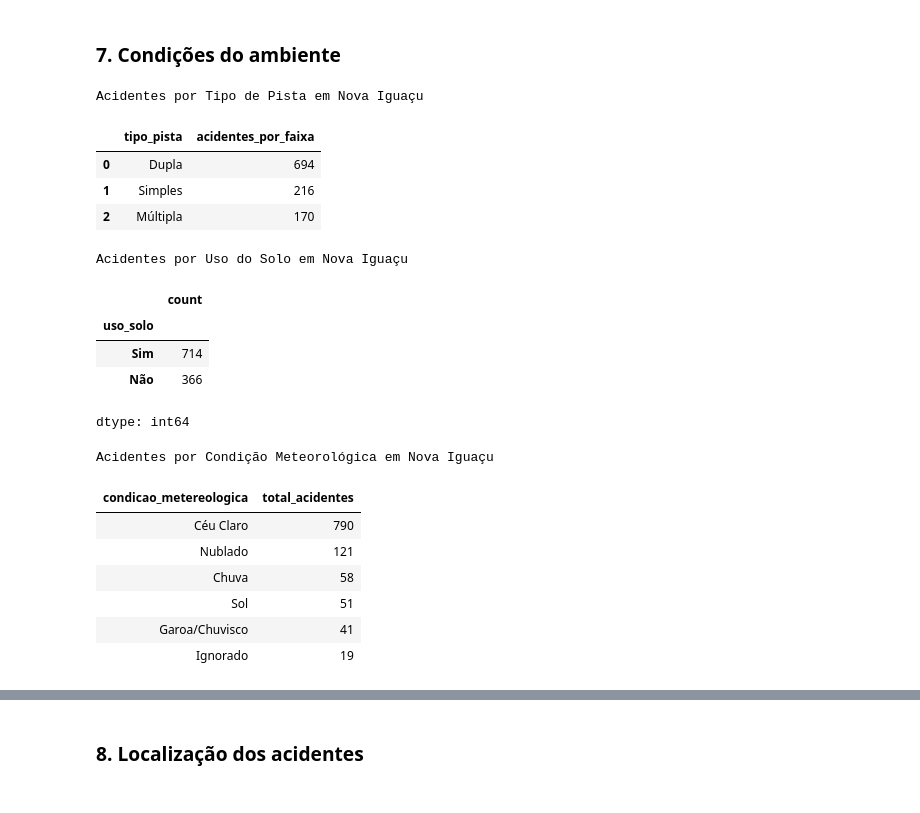
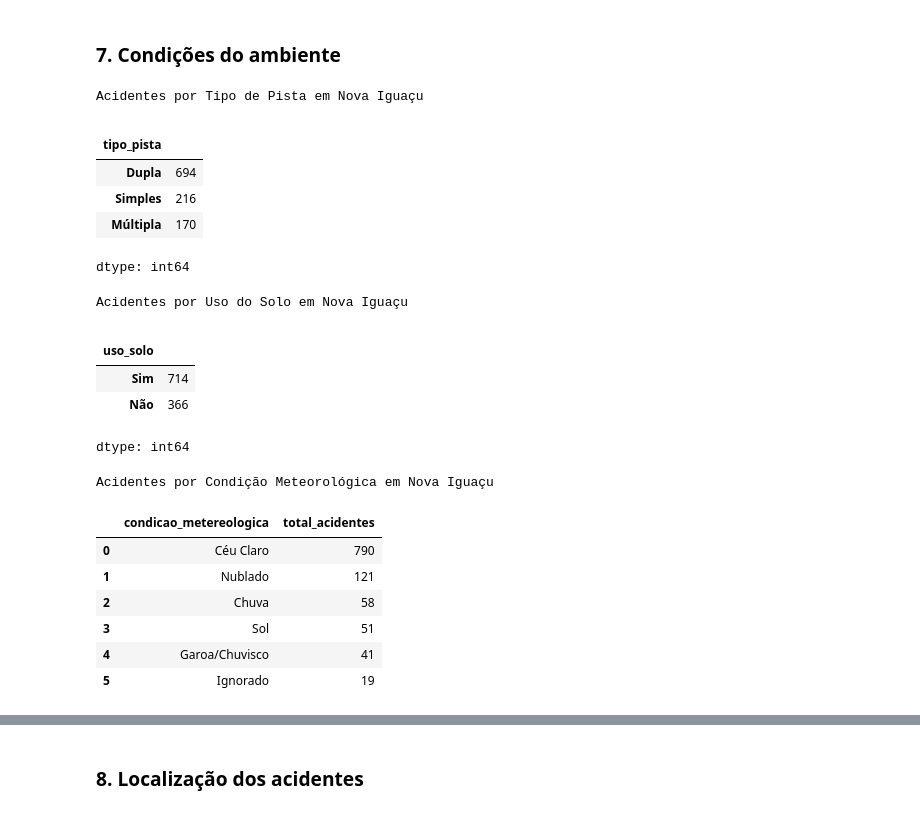
Before and after one commit to JoaoSchneiderr/Minera-o-de-Dados, a Jupyter notebook: notebooks/Getting_started_with_google_colab_ai.ipynb, the cells around one changed output, grey strips where cells are left out. Drawn from its saved outputs; the diff is of its cells as text; code cells hidden in the pictures.

```diff
--- a/notebooks/Getting_started_with_google_colab_ai.ipynb
+++ b/notebooks/Getting_started_with_google_colab_ai.ipynb
@@ -225,0 +212,20 @@ dtype: int64
+# %%
+def faixa_idade(idade):
+    if idade < 18:
+        return '0-17'
+    elif idade < 25:
+        return '18-24'
+    elif idade < 35:
+        return '25-34'
+    elif idade < 45:
+        return '35-44'
+    elif idade < 55:
+        return '45-54'
+    elif idade < 65:
+        return '55-64'
+    else:
+        return '65+'
+
+nova_iguacu_df['faixa_etaria'] = nova_iguacu_df['idade'].apply(faixa_idade)
+
+print(nova_iguacu_df['faixa_etaria'].value_counts().sort_index())
@@ -350,47 +373,41 @@ gravidade_por_fase_dia
 ### 7. Condições do ambiente
 # %%
 print("\nAcidentes por Tipo de Pista em Nova Iguaçu")
-acidentes_por_faixa.columns = ['tipo_pista', 'acidentes_por_faixa']
+acidentes_por_faixa = nova_iguacu_df['tipo_pista'].value_counts().sort_values(ascending=False)
+acidentes_por_faixa.name = ''
 acidentes_por_faixa
 # %% [output]
 Acidentes por Tipo de Pista em Nova Iguaçu
-|  | tipo_pista | acidentes_por_faixa |
-| 0 | Dupla | 694 |
-| 1 | Simples | 216 |
-| 2 | Múltipla | 170 |
+|  |  |
+| tipo_pista |  |
+| Dupla | 694 |
+| Simples | 216 |
+| Múltipla | 170 |
+dtype: int64
 # %%
 print("\nAcidentes por Uso do Solo em Nova Iguaçu")
 acidentes_por_uso_solo = nova_iguacu_df['uso_solo'].value_counts()
+acidentes_por_uso_solo.name = ''
 acidentes_por_uso_solo
 # %% [output]
 Acidentes por Uso do Solo em Nova Iguaçu
-|  | count |
+|  |  |
 | uso_solo |  |
 | Sim | 714 |
 | Não | 366 |
 dtype: int64
 # %%
 print("\nAcidentes por Condição Meteorológica em Nova Iguaçu")
-acidentes_por_condicao_metereologica = (
-    nova_iguacu_df['condicao_metereologica']
-    .value_counts()
-    .reset_index(name='total_acidentes')
-)
-
-display(
-    acidentes_por_condicao_metereologica
-    .style
-    .hide(axis="index")
-    .set_properties(**{'text-align': 'left'})
-)
+acidentes_por_condicao_metereologica = (nova_iguacu_df['condicao_metereologica'].value_counts().reset_index(name='total_acidentes'))
+acidentes_por_condicao_metereologica
 # %% [output]
 Acidentes por Condição Meteorológica em Nova Iguaçu
-| condicao_metereologica | total_acidentes |
-| Céu Claro | 790 |
-| Nublado | 121 |
-| Chuva | 58 |
-| Sol | 51 |
-| Garoa/Chuvisco | 41 |
-| Ignorado | 19 |
+|  | condicao_metereologica | total_acidentes |
+| 0 | Céu Claro | 790 |
+| 1 | Nublado | 121 |
+| 2 | Chuva | 58 |
+| 3 | Sol | 51 |
+| 4 | Garoa/Chuvisco | 41 |
+| 5 | Ignorado | 19 |
 # %%
 print("\nAcidentes por Traçado da Via em Nova Iguaçu")
```
Also changed, not shown: parts of 25 cells of this notebook.
